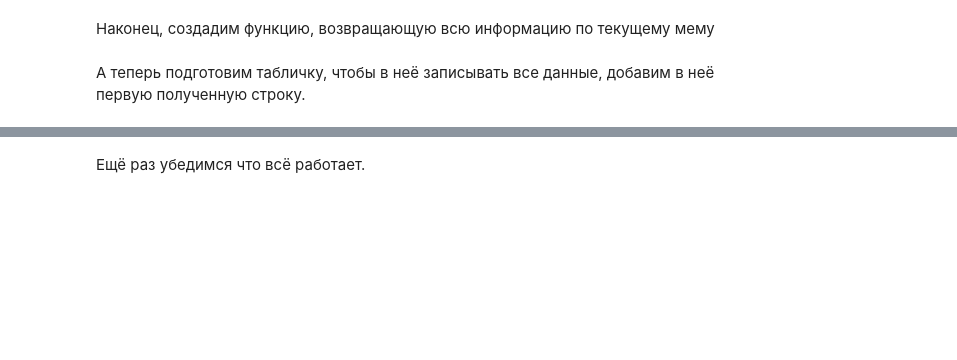
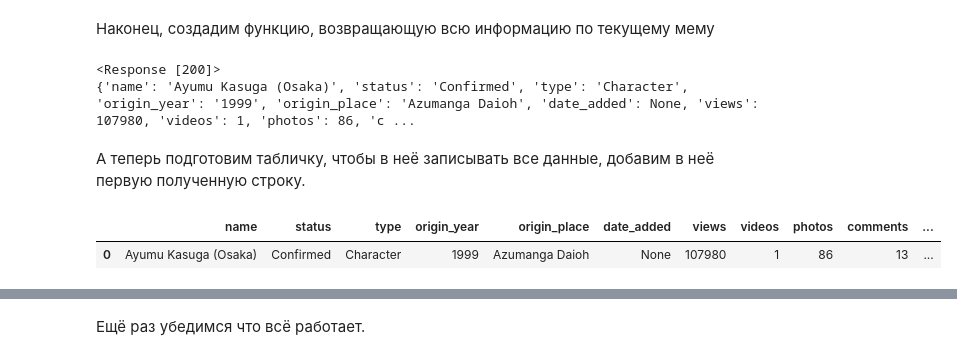
Before and after one commit to nursace/data-mining, a Jupyter notebook: notebooks/KnowYourMemesParser_text.ipynb, the cells around one changed output, grey strips where cells are left out. Drawn from its saved outputs; the diff is of its cells as text; code cells hidden in the pictures; blank space fills up the shorter version.

```diff
--- a/notebooks/KnowYourMemesParser_text.ipynb
+++ b/notebooks/KnowYourMemesParser_text.ipynb
@@ -451,34 +508,34 @@ def getProperties(soup):
 
     """
     # название - идёт с самым большим заголовком h1, легко найти
-    meme_name = soup.find('section', attrs={'class':'info'}).find('h1').text.strip()
+    meme_name = soup.find('section', attrs={'class':'info wide'})
+    meme_name = '' if not meme_name else meme_name.find('h1').text.strip()
 
     # достаём все данные справа от картинки
     properties = soup.find('aside', attrs={'class':'left'})
 
     # статус идет первым - можно не уточнять класс
-    meme_status = properties.find("dd")
+    meme_status = None if not properties else properties.find("dd")
 
     # oneliner, заменяющий try-except: если тэга нет в properties, вернётся объект NoneType,
     # у которого аттрибут text отсутствует, и в этом случае он заменится на пустую строку
     meme_status = "" if not meme_status else meme_status.text.strip()
 
     # тип мема - обладает уникальным классом
-    meme_type = properties.find('a', attrs={'class':'entry-type-link'})
-    meme_type = "" if not meme_type else meme_type.text
+    meme_type = None if not properties else properties.findAll('a', attrs={'class':'entry-type-link'})
+    meme_type = "" if not meme_type else ", ".join([t.text for t in meme_type])
 
     # год происхождения первоисточника можно найти после заголовка Year,
     # находим заголовок, определяем родителя и ищем следущего ребенка - наш раздел
-    meme_origin_year = properties.find(text='\nYear\n')
-    meme_origin_year = "" if not meme_origin_year else meme_origin_year.parent.find_next()
-    meme_origin_year = meme_origin_year.text.strip()
+    meme_origin_year = None if not properties else properties.find(string='\nYear\n')
+    meme_origin_year = "" if not meme_origin_year else meme_origin_year.parent.find_next().text.strip()
 
     # сам первоисточник
-    meme_origin_place = properties.find('dd', attrs={'class':'entry_origin_link'})
+    meme_origin_place = None if not properties else properties.find('dd', attrs={'class':'entry_origin_link'})
     meme_origin_place = "" if not meme_origin_place else meme_origin_place.text.strip()
 
     # тэги, связанные с мемом
-    meme_tags = properties.find('dl', attrs={'id':'entry_tags'}).find('dd')
+    meme_tags = None if not properties else properties.find('dl', attrs={'id':'entry_tags'}).find('dd')
     meme_tags = "" if not meme_tags else meme_tags.text.strip()
 
     return meme_name, meme_status, meme_type, meme_origin_year, meme_origin_place, meme_tags
@@ -507,16 +564,17 @@ def getText(soup):
     body = soup.find('section', attrs={'class':'bodycopy'})
 
     # раздел about (если он есть), должен идти первым, берем его без уточнения класса
-    meme_about = body.find('p')
+    meme_about = None if not body else body.find('p')
     meme_about = "" if not meme_about else meme_about.text
 
     # раздел origin можно найти после заголовка Origin или History,
     # находим заголовок, определяем родителя и ищем следущего ребенка - наш раздел
-    meme_origin = body.find(text='Origin') or body.find(text='History')
+    meme_origin = None if not body else body.find(string='Origin') or body.find(string='History')
     meme_origin = "" if not meme_origin else meme_origin.parent.find_next().text
 
     # весь остальной текст (если он есть) можно положить в одно текстовое поле
-    if body.text:
+
+    if body and body.text:
         other_text = body.text.strip().split('\n')[4:]
         other_text = " ".join(other_text).strip()
     else:
@@ -550,8 +608,9 @@ def getMemeData(meme_page):
     """
 
     # запрашиваем данные по ссылке
-    response = requests.get(meme_page, headers={'User-Agent': UserAgent().chrome})
+    response = session.get(meme_page, headers={'User-Agent': UserAgent().chrome})
 
+    print(response)
     if not response.ok:
         # если сервер нам отказал, вернем статус ошибки
         return response.status_code
@@ -567,11 +626,11 @@ def getMemeData(meme_page):
     comments = getStats(soup=soup, stats='comments')
 
     # дата
-    date = soup.find('abbr', attrs={'class':'timeago'}).attrs['title']
+    date = soup.find('abbr', attrs={'class':'timeago'})
+    date = "" if not date else date.title
 
     # имя, статус, и т.д.
-    meme_name, meme_status, meme_type, meme_origin_year, meme_origin_place, meme_tags =\
-    getProperties(soup=soup)
+    meme_name, meme_status, meme_type, meme_origin_year, meme_origin_place, meme_tags = getProperties(soup=soup)
 
     # текстовые поля
     meme_about, meme_origin, other_text = getText(soup=soup)
@@ -584,9 +643,15 @@ def getMemeData(meme_page):
                 "videos":videos, "photos":photos, "comments":comments, "tags":meme_tags,
                 "about":meme_about, "origin":meme_origin, "other_text":other_text}
 
+
+    print(data_row)
+
     return data_row
 # %%
-data_row = getMemeData('http://knowyourmeme.com/memes/doge')
+data_row = getMemeData('https://knowyourmeme.com/memes/ayumu-kasuga-osaka')
+# %% [output]
+<Response [200]>
+{'name': 'Ayumu Kasuga (Osaka)', 'status': 'Confirmed', 'type': 'Character', 'origin_year': '1999', 'origin_place': 'Azumanga Daioh', 'date_added': None, 'views': 107980, 'videos': 1, 'photos': 86, 'c ...
 # %% [markdown]
 А теперь подготовим табличку, чтобы в неё записывать все данные, добавим в неё первую полученную строку.
 # %%
@@ -594,7 +659,10 @@ final_df = pd.DataFrame(columns=['name', 'status', 'type', 'origin_year', 'origi
                                  'date_added', 'views', 'videos', 'photos', 'comments',
                                  'tags', 'about', 'origin', 'other_text'])
 # %%
-final_df = final_df.append(data_row, ignore_index=True)
+final_df._append(data_row, ignore_index=True)
+# %% [output]
+|  | name | status | type | origin_year | origin_place | date_added | views | videos | photos | comments | ... |
+| 0 | Ayumu Kasuga (Osaka) | Confirmed | Character | 1999 | Azumanga Daioh | None | 107980 | 1 | 86 | 13 | ... |
 # %%
 final_df
 # %% [output]
```
Also changed, not shown: parts of 37 cells of this notebook.
